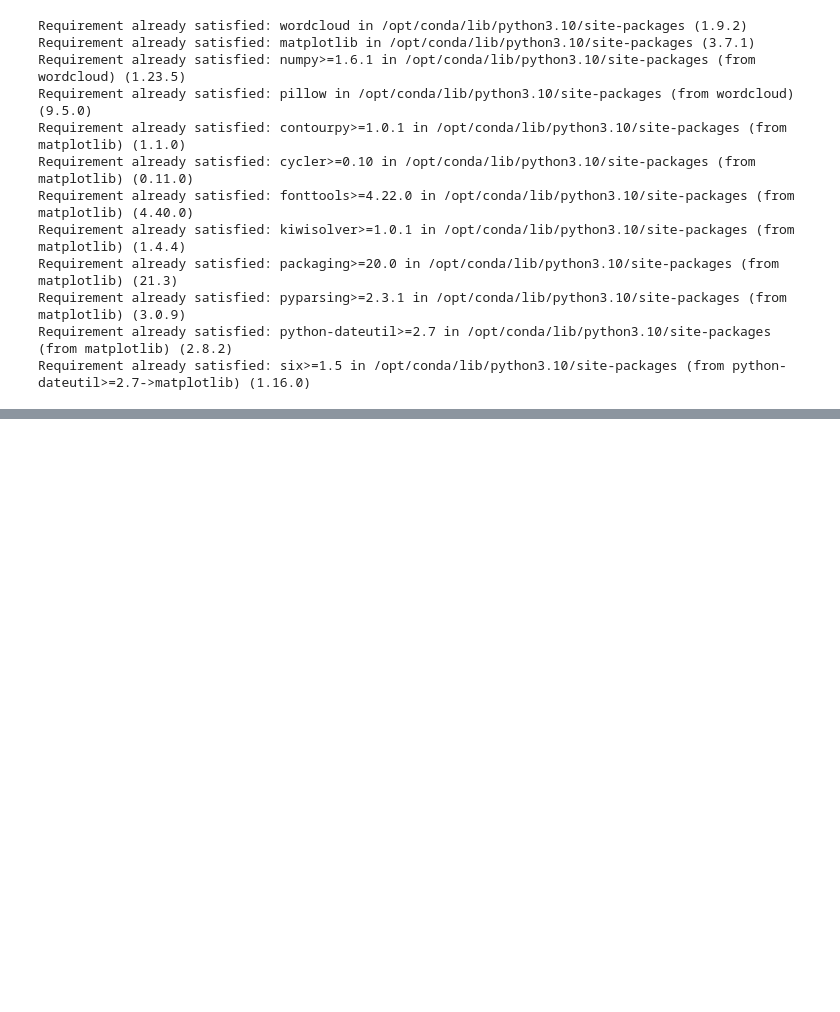
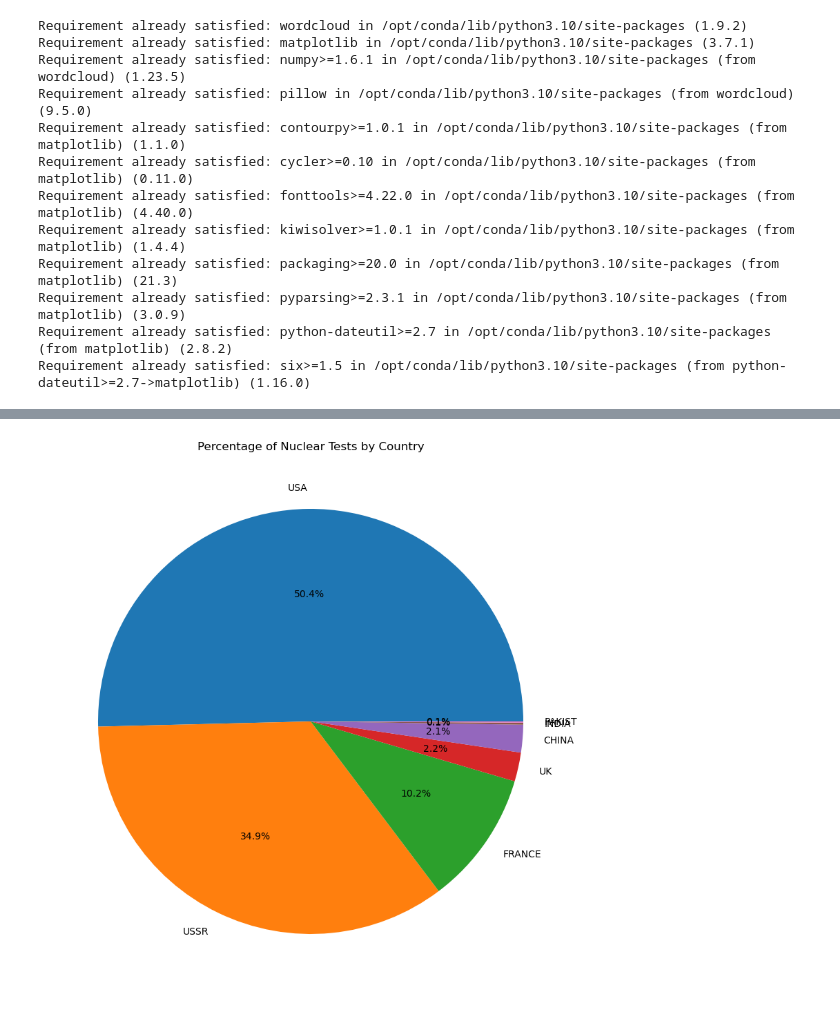
Before and after one commit to raj-rajat/Nuclear-Explosions-Data, a Jupyter notebook: nuclear-explosions-data.ipynb, the cells around one changed output, grey strips where cells are left out. Saved outputs shown, nothing was run; the diff lists cells and outputs as text; code cells hidden in the pictures; blank space fills up the shorter version.

```diff
--- a/nuclear-explosions-data.ipynb
+++ b/nuclear-explosions-data.ipynb
@@ -845,0 +1070,15 @@ plt.show()
+# %%
+import matplotlib.pyplot as plt
+
+# Count the number of nuclear tests for each country
+df_country_counts = df['WEAPON SOURCE COUNTRY'].value_counts()
+
+# Create the plot
+plt.figure(figsize=(10, 10))
+plt.pie(df_country_counts, labels=df_country_counts.index, autopct='%1.1f%%')
+plt.title('Percentage of Nuclear Tests by Country')
+
+# Show the plot
+plt.show()
+# %% [output]
+[figure, added]
```
Also changed, not shown: parts of 21 cells of this notebook.
